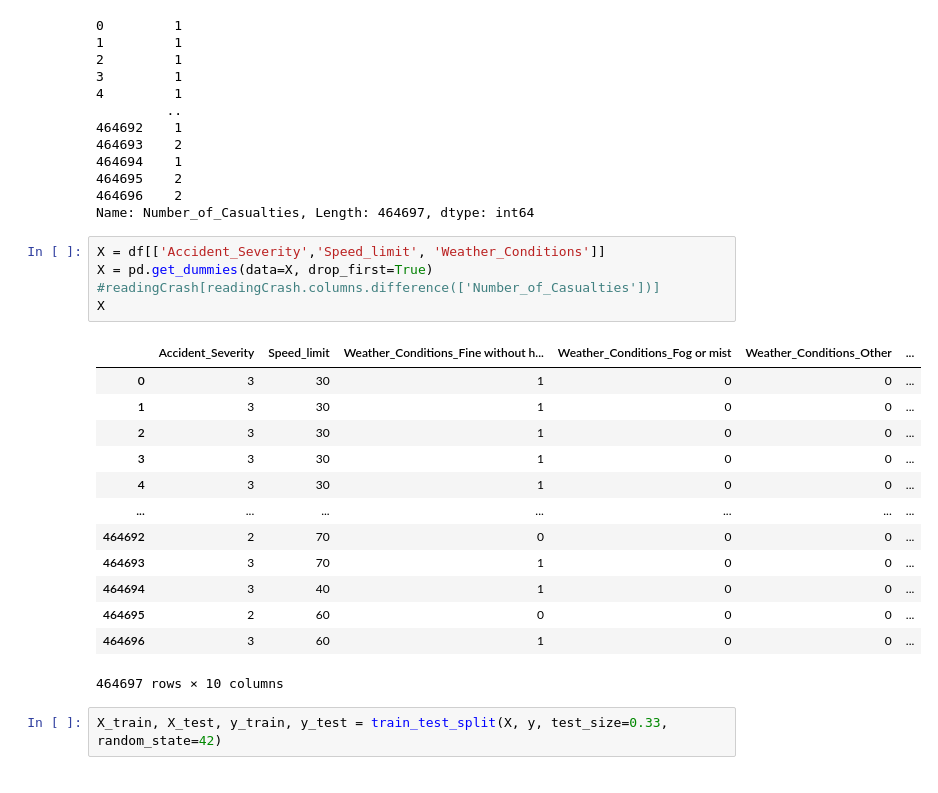
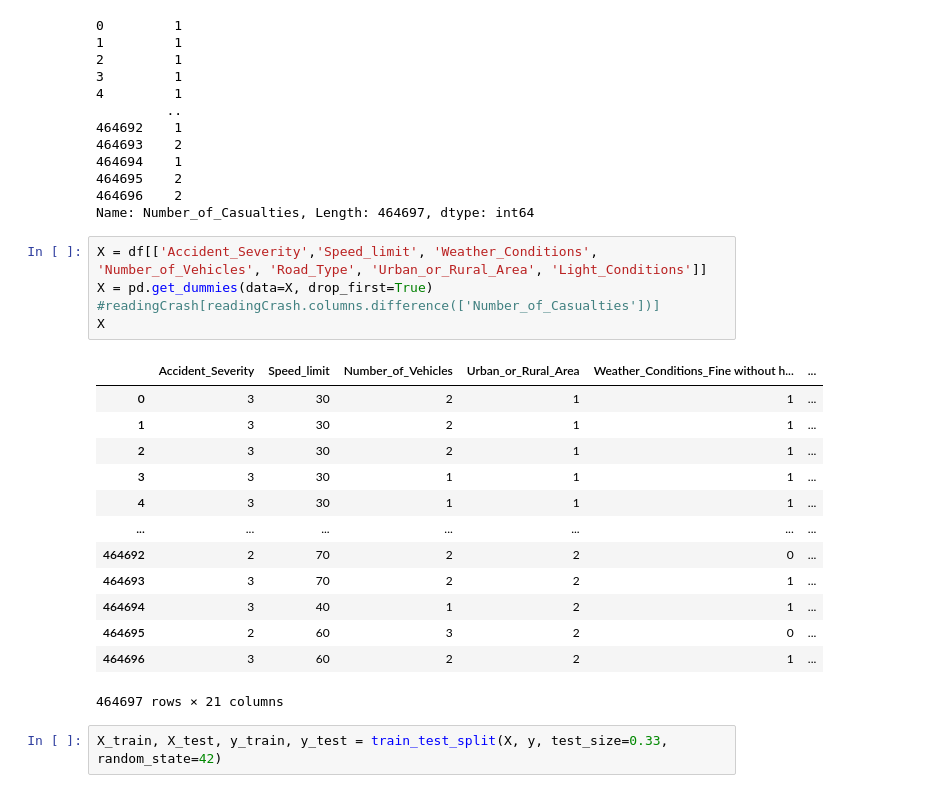
Before and after one commit to worthinternetsystems/radar-machine-learning, a Jupyter notebook: Traffic-accident-basic.ipynb, the cells around one changed output. Cells and saved outputs as stored; diff of their text form.

```diff
--- a/Traffic-accident-basic.ipynb
+++ b/Traffic-accident-basic.ipynb
@@ -149,24 +152,24 @@ y
 464696    2
 Name: Number_of_Casualties, Length: 464697, dtype: int64
 # %%
-X = df[['Accident_Severity','Speed_limit', 'Weather_Conditions']]
+X = df[['Accident_Severity','Speed_limit', 'Weather_Conditions', 'Number_of_Vehicles', 'Road_Type', 'Urban_or_Rural_Area', 'Light_Conditions']]
 X = pd.get_dummies(data=X, drop_first=True)
 #readingCrash[readingCrash.columns.difference(['Number_of_Casualties'])]
 X
 # %% [output]
-|  | Accident_Severity | Speed_limit | Weather_Conditions_Fine without h... | Weather_Conditions_Fog or mist | Weather_Conditions_Other | ... |
-| 0 | 3 | 30 | 1 | 0 | 0 | ... |
-| 1 | 3 | 30 | 1 | 0 | 0 | ... |
-| 2 | 3 | 30 | 1 | 0 | 0 | ... |
-| 3 | 3 | 30 | 1 | 0 | 0 | ... |
-| 4 | 3 | 30 | 1 | 0 | 0 | ... |
+|  | Accident_Severity | Speed_limit | Number_of_Vehicles | Urban_or_Rural_Area | Weather_Conditions_Fine without h... | ... |
+| 0 | 3 | 30 | 2 | 1 | 1 | ... |
+| 1 | 3 | 30 | 2 | 1 | 1 | ... |
+| 2 | 3 | 30 | 2 | 1 | 1 | ... |
+| 3 | 3 | 30 | 1 | 1 | 1 | ... |
+| 4 | 3 | 30 | 1 | 1 | 1 | ... |
 | ... | ... | ... | ... | ... | ... | ... |
-| 464692 | 2 | 70 | 0 | 0 | 0 | ... |
-| 464693 | 3 | 70 | 1 | 0 | 0 | ... |
-| 464694 | 3 | 40 | 1 | 0 | 0 | ... |
-| 464695 | 2 | 60 | 0 | 0 | 0 | ... |
-| 464696 | 3 | 60 | 1 | 0 | 0 | ... |
+| 464692 | 2 | 70 | 2 | 2 | 0 | ... |
+| 464693 | 3 | 70 | 2 | 2 | 1 | ... |
+| 464694 | 3 | 40 | 1 | 2 | 1 | ... |
+| 464695 | 2 | 60 | 3 | 2 | 0 | ... |
+| 464696 | 3 | 60 | 2 | 2 | 1 | ... |
-464697 rows × 10 columns
+464697 rows × 21 columns
 # %%
 X_train, X_test, y_train, y_test = train_test_split(X, y, test_size=0.33, random_state=42)
 # %%
```
Also changed, not shown: parts of 18 cells of this notebook, 3 other files.
